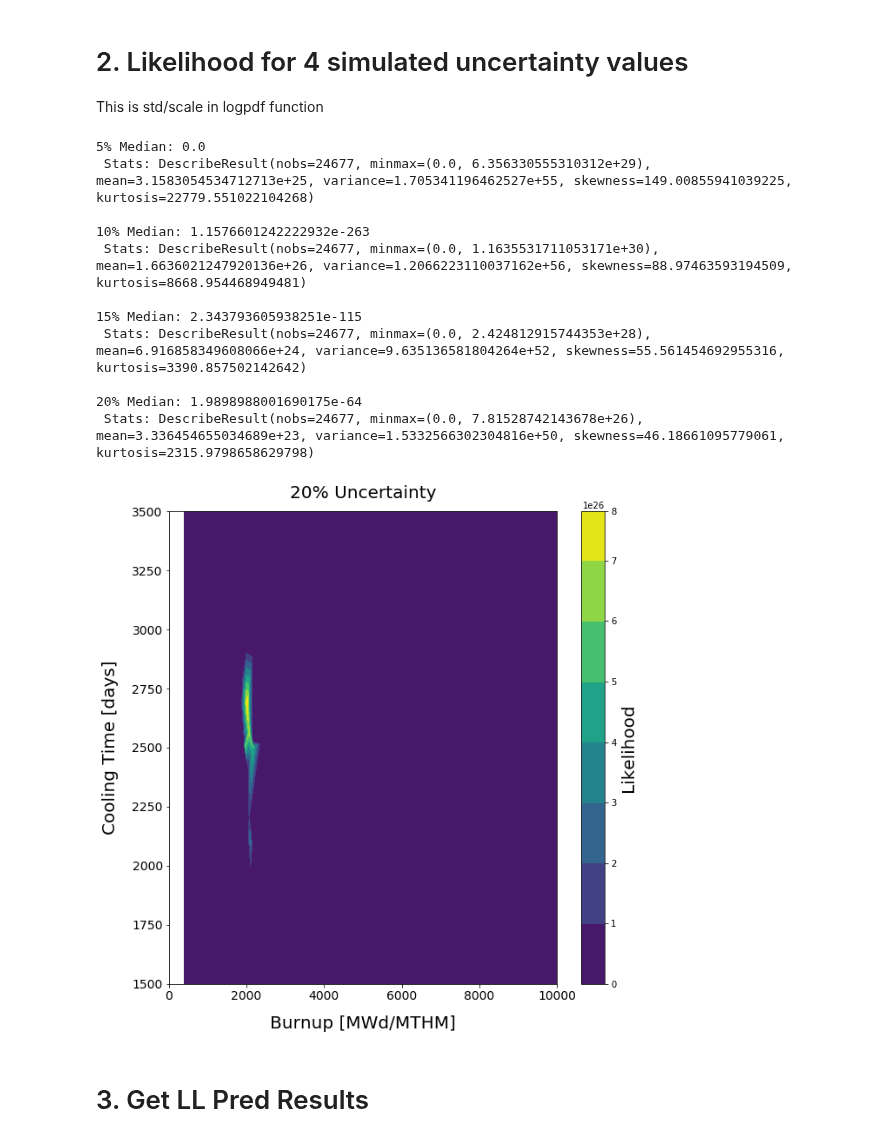
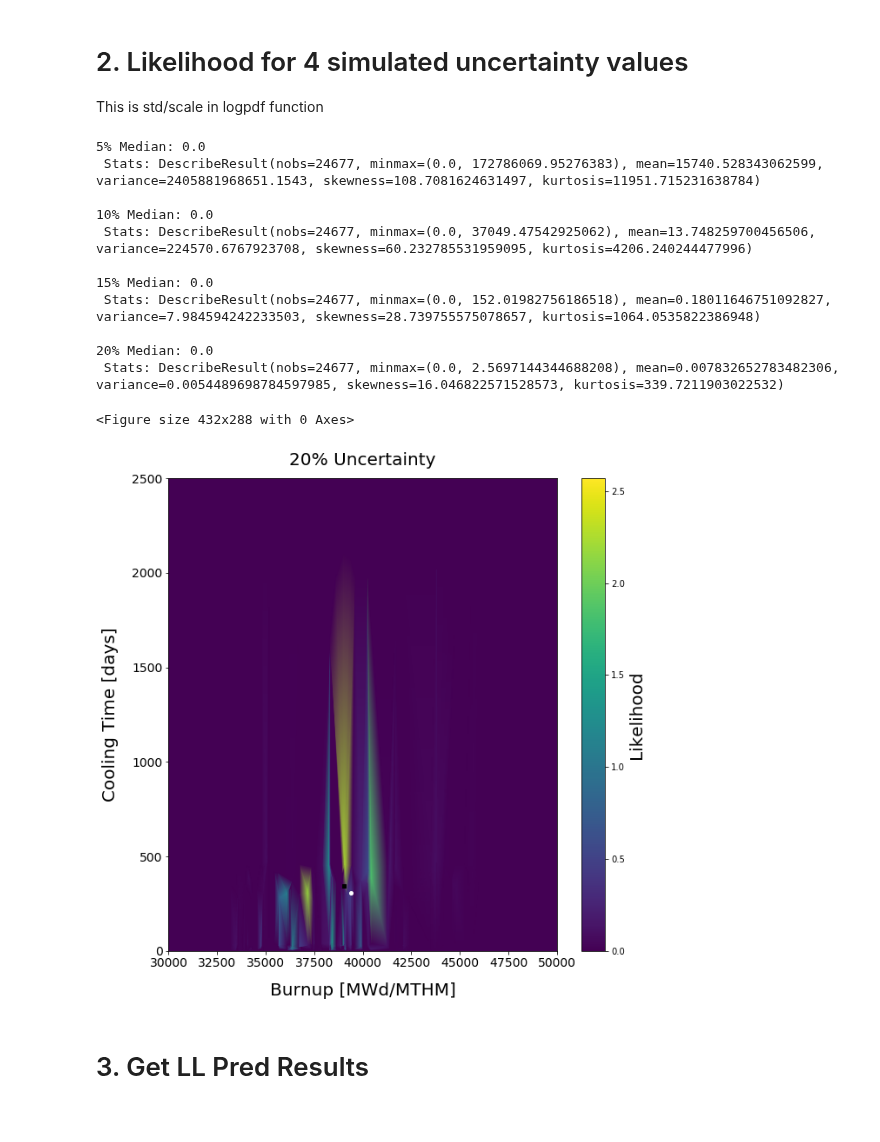
Before and after one commit to opotowsky/like-me-fuel, a Jupyter notebook: jupyter_notebooks/likelihood-calcs_15nucs.ipynb, the cells around one changed output. Drawn from its saved outputs; the diff is of its cells as text; code cells hidden in the pictures.

Commit message:
replotted characteritic cases likelihood surfaces

```diff
--- a/jupyter_notebooks/likelihood-calcs_15nucs.ipynb
+++ b/jupyter_notebooks/likelihood-calcs_15nucs.ipynb
@@ -139,7 +139,8 @@ for unc in uncs:
     fullXY[unc_name] = X.apply(lambda row: unc_calc(row, test_sample.iloc[0], (unc*row)**2, (unc*test_sample)**2), axis=1)
 # %%
 #fullXY.to_csv('likelihood_idx10522_15nucs_opusupdate-aug2019.csv')
-fullXY = pd.read_csv('likelihood_idx10522_15nucs_opusupdate-aug2019.csv')
+# two idx options: 10522 and 5010 ...oh and 13287
+fullXY = pd.read_csv('likelihood_idx5010_15nucs_opusupdate-aug2019.csv')
 fullXY.head()
 # %% [output]
 |  | Unnamed: 0 | Burnup | CoolingTime | Enrichment | OrigenReactor | ReactorType | ba136 | ba138 | cs133 | ... |
@@ -153,62 +154,73 @@ fullXY.head()
 # 2. Likelihood for 4 simulated uncertainty values
 This is std/scale in logpdf function
 # %%
-l1 = 'Likelihood0.05'
-l2 = 'Likelihood0.1'
-l3 = 'Likelihood0.15'
-l4 = 'Likelihood0.2'
-zname = [l1, l2, l3, l4]
+l0 = 'Likelihood0.05'
+l1 = 'Likelihood0.1'
+l2 = 'Likelihood0.15'
+l3 = 'Likelihood0.2'
+zname = [l0, l1, l2, l3]
 uncss = ['5% Uncertainty', '10% Uncertainty', '15% Uncertainty', '20% Uncertainty']
 # %%
-meds, maxs, means = getstats_unc(fullXY, l1, l2, l3, l4)
+meds, maxs, means = getstats_unc(fullXY, l0, l1, l2, l3)
 # %% [output]
 5% Median: 0.0
- Stats: DescribeResult(nobs=24677, minmax=(0.0, 6.356330555310312e+29), mean=3.1583054534712713e+25, variance=1.705341196462527e+55, skewness=149.00855941039225, kurtosis=22779.551022104268)
+ Stats: DescribeResult(nobs=24677, minmax=(0.0, 172786069.95276383), mean=15740.528343062599, variance=2405881968651.1543, skewness=108.7081624631497, kurtosis=11951.715231638784)
 
-10% Median: 1.1576601242222932e-263
- Stats: DescribeResult(nobs=24677, minmax=(0.0, 1.1635531711053171e+30), mean=1.6636021247920136e+26, variance=1.2066223110037162e+56, skewness=88.97463593194509, kurtosis=8668.954468949481)
+10% Median: 0.0
+ Stats: DescribeResult(nobs=24677, minmax=(0.0, 37049.47542925062), mean=13.748259700456506, variance=224570.6767923708, skewness=60.232785531959095, kurtosis=4206.240244477996)
 
-15% Median: 2.343793605938251e-115
- Stats: DescribeResult(nobs=24677, minmax=(0.0, 2.424812915744353e+28), mean=6.916858349608066e+24, variance=9.635136581804264e+52, skewness=55.561454692955316, kurtosis=3390.857502142642)
+15% Median: 0.0
+ Stats: DescribeResult(nobs=24677, minmax=(0.0, 152.01982756186518), mean=0.18011646751092827, variance=7.984594242233503, skewness=28.739755575078657, kurtosis=1064.0535822386948)
 
-20% Median: 1.9898988001690175e-64
- Stats: DescribeResult(nobs=24677, minmax=(0.0, 7.81528742143678e+26), mean=3.336454655034689e+23, variance=1.5332566302304816e+50, skewness=46.18661095779061, kurtosis=2315.9798658629798)
+20% Median: 0.0
+ Stats: DescribeResult(nobs=24677, minmax=(0.0, 2.5697144344688208), mean=0.007832652783482306, variance=0.0054489698784597985, skewness=16.046822571528573, kurtosis=339.7211903022532)
 # %%
 plotXY = fullXY
+# %%
+x10522 = 2024
+y10522 = 2421
+x10522_pred = [1964, 1964, 2031, 2010]
+y10522_pred = [2503, 2503, 2122, 2690]
+x5010 = 39383
+y5010 = 306
+x5010_pred = [40412, 40412, 39013, 39013]
+y5010_pred = [392, 392, 343, 343]
 # %%
-#plt.clf()
+plt.clf()
 
 vmin=0#meds[3]
 vmax=maxs[3]
 
 fig = plt.figure(figsize=(10, 10))
 cmap = sns.cubehelix_palette(6, as_cmap=True)
 norm = Normalize(vmin=vmin, vmax=vmax, clip=True)
-ax = fig.add_subplot(111)#, projection='3d')
+ax = fig.add_subplot(111)
 
 x = plotXY['Burnup']
 y = plotXY['CoolingTime']
 triang = tri.Triangulation(x, y)
 
-z = plotXY[l4]
+z = plotXY[l3]
 ax.set_title(uncss[3], fontsize=20, pad=15)
 
-surf = ax.tricontourf(triang, z, edgecolor='none', linewidth=0, antialiased=False, norm=norm, cmap=cm.viridis)#, shade=True)
-
+surf = ax.tripcolor(triang, z, norm=norm, cmap=cm.viridis, shading='gouraud')
+plt.plot([x5010], [y5010], marker='o', markersize=4, color="white")
+plt.plot([x5010_pred[3]], [y5010_pred[3]], marker='s', markersize=4, color="black")
 
 ax.set_xlabel('Burnup [MWd/MTHM]', fontsize=20, labelpad=15)
 ax.set_ylabel('Cooling Time [days]', fontsize=20, labelpad=15)
-ax.set_xlim(0, 10000)
-ax.set_ylim(1500, 3500)
+ax.set_xlim(30000, 50000)#(0, 10000)#
+ax.set_ylim(0, 2500)#(1500, 3500)#
 
-cbar = fig.colorbar(surf, spacing='proportional')
+cbar = fig.colorbar(surf)
 cbar.ax.set_ylabel('Likelihood', size=20)
 ax.tick_params(labelsize=14)
 plt.show()
 
-#fig.savefig('../results/19jan2020_15nuc/graphs/lsurf_idx10522_0.20unc.png', bbox_inches='tight', transparent=True)
+fig.savefig('../plots/llsurf_idx5010_0.20unc.png', bbox_inches='tight', transparent=True)
 # %% [output]
+<Figure size 432x288 with 0 Axes>
-[figure, old version]
+[figure, new version]
 # %% [markdown]
 # 3. Get LL Pred Results
 # %%
```
Also changed, not shown: parts of 12 cells of this notebook, 17 other files.
